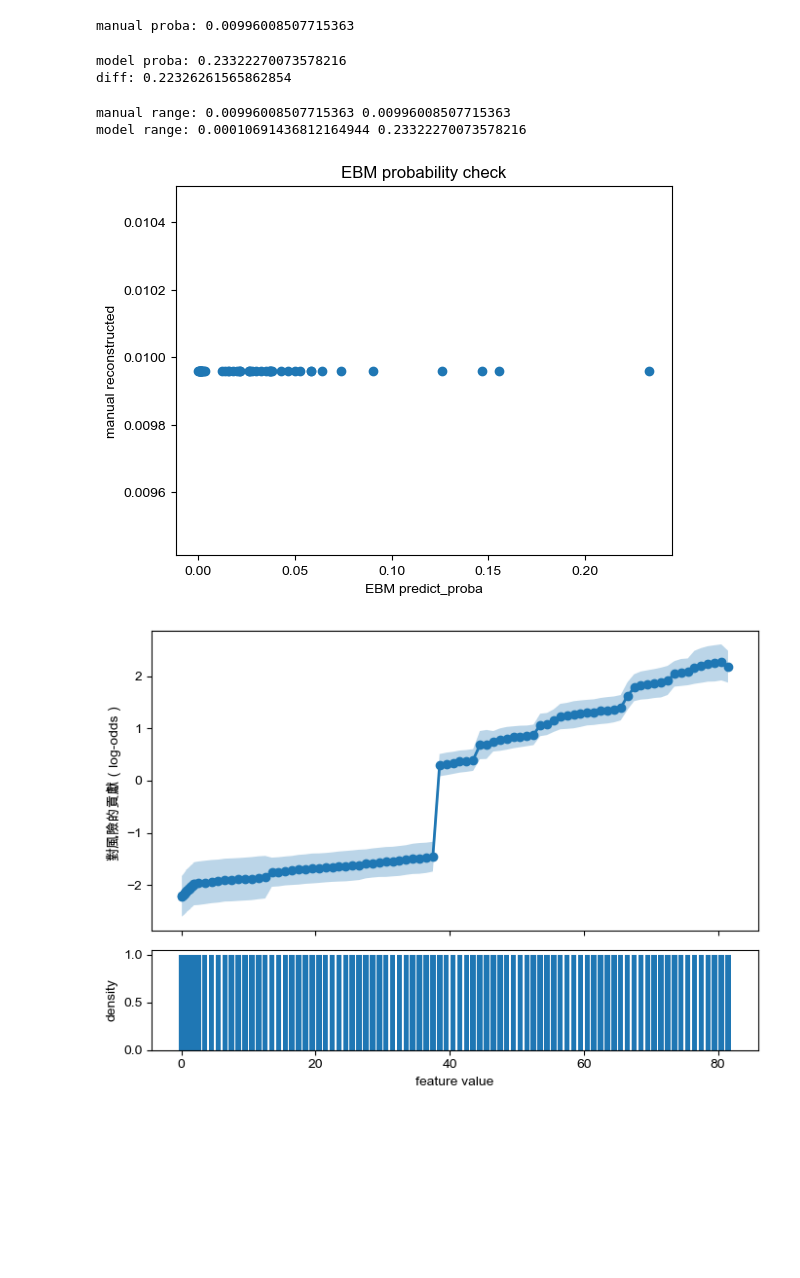
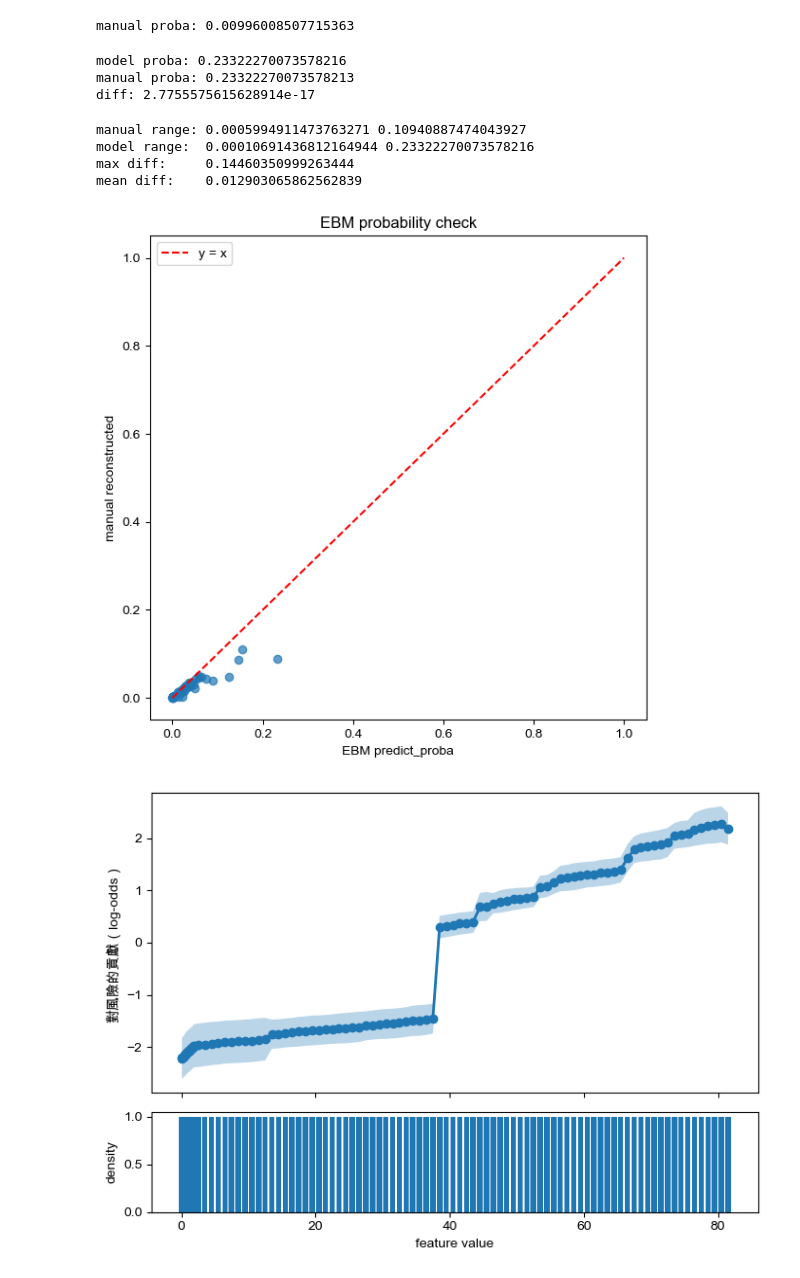
Before and after one commit to TY-1211/InterpretDash_1258028, a Jupyter notebook: notebooks/W04_05_paper_design.ipynb, the cells around one changed output. Saved outputs shown, nothing was run; the diff lists cells and outputs as text; code cells hidden in the pictures; blank space fills up the shorter version.

```diff
--- a/notebooks/W04_05_paper_design.ipynb
+++ b/notebooks/W04_05_paper_design.ipynb
@@ -373,36 +355,14 @@ manual proba: 0.00996008507715363
 #B6
 proba_model = ebm.predict_proba(X_test[:1])[0, 1]
 
+logit = ebm.decision_function(X_test[:1])[0]
+
+proba_manual = 1 / (1 + np.exp(-logit))
+
 print("model proba:", proba_model)
-print("diff:", abs(proba_manual - proba_model))
+print("manual proba:", proba_manual)
+print("diff:", abs(proba_model - proba_manual))
 # %% [output]
 model proba: 0.23322270073578216
-diff: 0.22326261565862854
+manual proba: 0.23322270073578213
+diff: 2.7755575615628914e-17
-# %%
-#B7
-def manual_predict(ebm, X):
-    X = X.values if hasattr(X, "values") else X
-    results = []
-
-    for x in X:
-        logit = ebm.intercept_.item()
-
-        for i, feature_idx in enumerate(ebm.term_features_):
-
-            if isinstance(feature_idx, (list, tuple)):
-                continue  # skip interaction for now
-
-            feat_value = x[feature_idx]
-            bin_edges = ebm.bins_[i]
-
-            bin_id = np.searchsorted(bin_edges, feat_value, side="right") - 1
-            bin_id = np.clip(bin_id, 0, len(ebm.term_scores_[i]) - 1)
-
-            score = ebm.term_scores_[i][bin_id]
-
-            logit += np.asarray(score).reshape(-1)[0]
-
-        prob = 1 / (1 + np.exp(-logit))
-        results.append(prob)
-
-    return np.array(results)
@@ -409,22 +404,27 @@ def manual_predict(ebm, X):
 # %%
 manual = manual_predict(ebm, X_test[:50])
-model = ebm.predict_proba(X_test[:50])[:, 1]
+model  = ebm.predict_proba(X_test[:50])[:, 1]
 
 print("manual range:", manual.min(), manual.max())
-print("model range:", model.min(), model.max())
+print("model range: ", model.min(), model.max())
+print("max diff:    ", np.abs(manual - model).max())
+print("mean diff:   ", np.abs(manual - model).mean())
 
-import matplotlib.pyplot as plt
-
-plt.figure()
-plt.scatter(model, manual)
+plt.figure(figsize=(6, 6))
+plt.scatter(model, manual, alpha=0.7)
+plt.plot([0, 1], [0, 1], 'r--', label="y = x")
 plt.xlabel("EBM predict_proba")
 plt.ylabel("manual reconstructed")
 plt.title("EBM probability check")
+plt.legend()
+plt.tight_layout()
 plt.show()
 # %% [output]
-manual range: 0.00996008507715363 0.00996008507715363
-model range: 0.00010691436812164944 0.23322270073578216
+manual range: 0.0005994911473763271 0.10940887474043927
+model range:  0.00010691436812164944 0.23322270073578216
+max diff:     0.14460350999263444
+mean diff:    0.012903065862562839
-[figure, old version]
+[figure, new version]
 # %%
 #Numerical shape function
 import numpy as np
```
Also changed, not shown: parts of 14 cells of this notebook, 5 other files.
